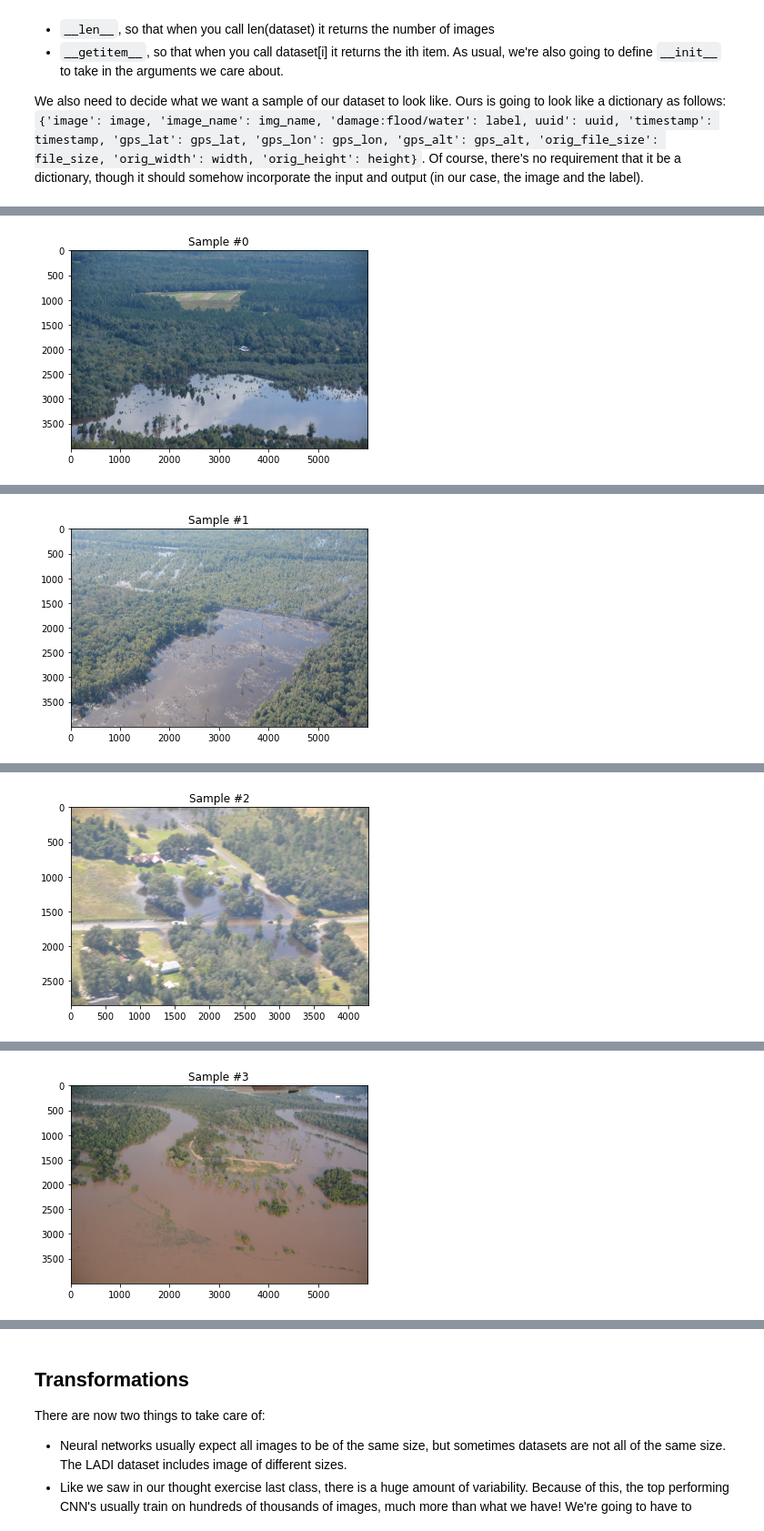
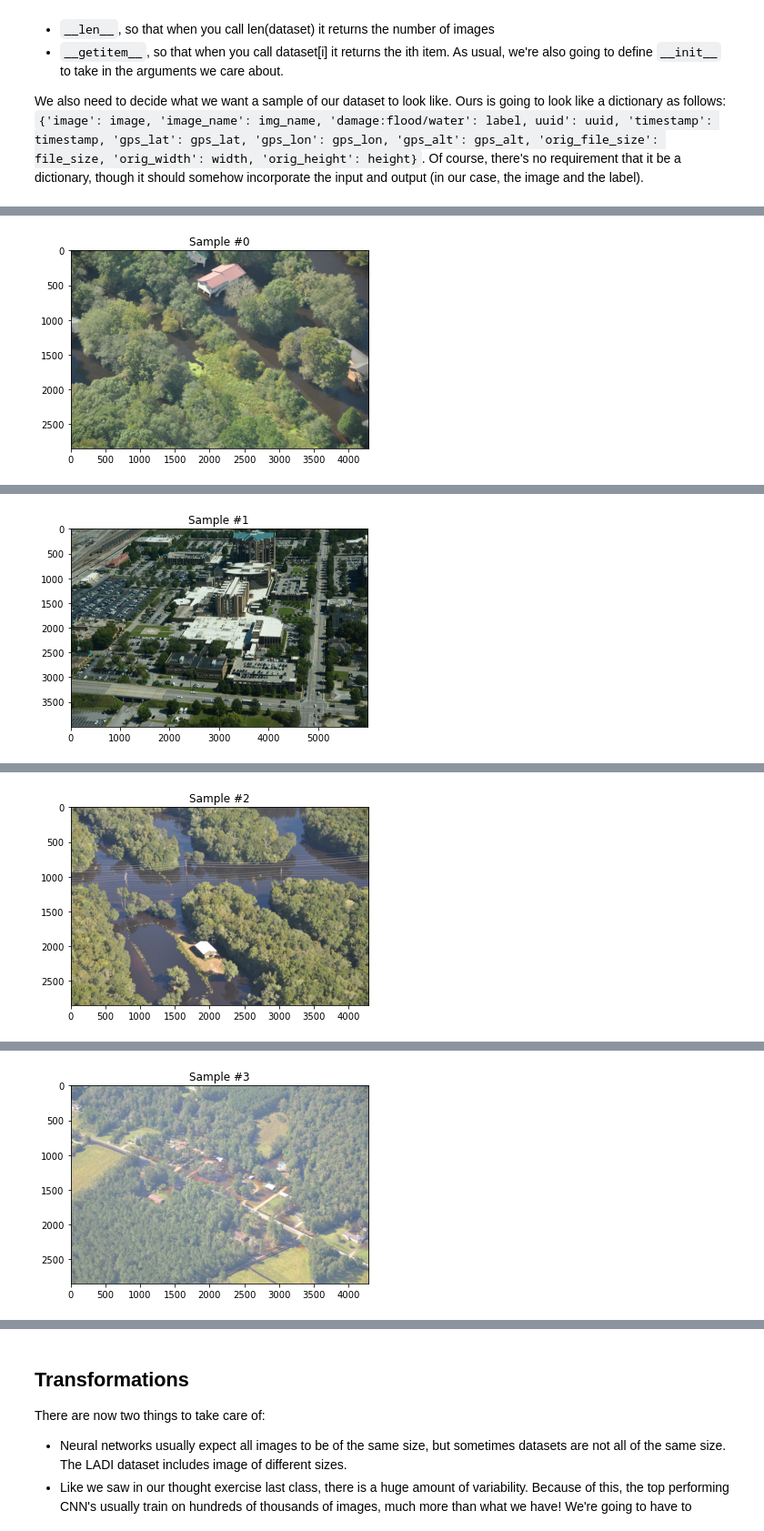
Before and after one commit to bwsi-hadr/08-Intro_to_deep_learning, a Jupyter notebook: 10b-Training-Neural-Network.ipynb, the cells around one changed output, grey strips where cells are left out. Shown at 91% size. Drawn from its saved outputs; the diff is of its cells as text; code cells hidden in the pictures.

```diff
--- a/10b-Training-Neural-Network.ipynb
+++ b/10b-Training-Neural-Network.ipynb
@@ -14,30 +14,3 @@ Yesterday we developed simple machine learning models using sci-kit learn. While
 - A fairly high level interface for building neural networks
 - Parallelization support via GPU
 While it is one of the easier ways to build a neural network, there is still a fairly steep learning curve. Thus, today will be all about learning how to implement in PyTorch (and less about what's going on under the hood).
-# %%
-import os
-import torch
-import pandas as pd
-from skimage import io, transform
-import numpy as np
-import matplotlib.pyplot as plt
-try:
-    from torchvision import transforms, utils
-except:
-    !conda install --yes torchvision --no-channel-priority
-    from torchvision import transforms, utils
-from torch.utils.data import Dataset, DataLoader
-try:
-    from torchvision import transforms, utils
-except:
-    !pip install torchvision
-    from torchvision import transforms, utils
-from PIL import Image
-
-# Ignore warnings
-import warnings
-warnings.filterwarnings("ignore")
-
-# You want to change these to be your own filenames
-csv_file = 'flood_sample_metadata.csv'
-label_csv = 'flood_sample_label.csv'
@@ -131,19 +106,15 @@ class FloodSampleDataset(Dataset):
 # %%
+classes = ['damage:flood/water','damage:rubble','damage:misc']
 # Let's do a quick sanity check
-flood_sample_dataset = FloodSampleDataset(csv_file = csv_file, label_csv = label_csv)
+damage_dataset = LadiDataset('damage_examples.csv', classes)
 
 fig = plt.figure()
 
-for i, sample in enumerate(flood_sample_dataset):
+for i, sample in enumerate(damage_dataset):
 
     print(i,
-          sample['damage:flood/water'],
-          sample['image_name'],
-          sample['uuid'],
-          sample['timestamp'],
-          sample['gps_lat'],
-          sample['gps_lon'],
-          sample['gps_alt'])
+          sample['label'],
+          sample['image_name'])
 
     plt.tight_layout()
     plt.title('Sample #{}'.format(i))
@@ -157 +128 @@ for i, sample in enumerate(flood_sample_dataset):
-[figure, old version]
+[figure, new version]
@@ -159 +130 @@ for i, sample in enumerate(flood_sample_dataset):
-[figure, old version]
+[figure, new version]
@@ -161 +132 @@ for i, sample in enumerate(flood_sample_dataset):
-[figure, old version]
+[figure, new version]
@@ -163 +134 @@ for i, sample in enumerate(flood_sample_dataset):
-[figure, old version]
+[figure, new version]
```
Also changed, not shown: parts of 20 cells of this notebook, 1 other file.
